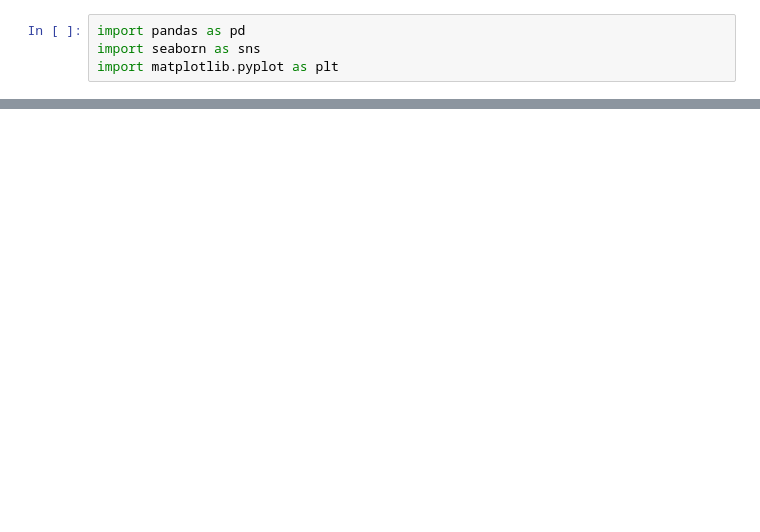
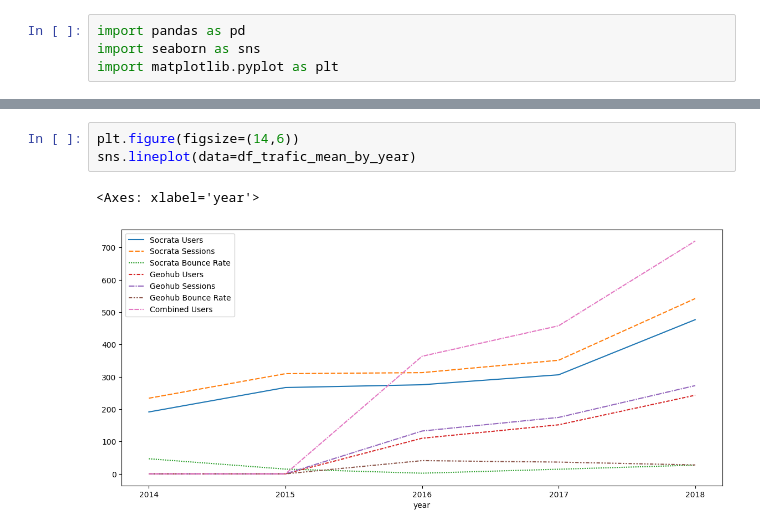
Before and after one commit to PauloFS01/machine_learning, a Jupyter notebook: DataVisualisation/seaborn.ipynb, the cells around one changed output, grey strips where cells are left out. Saved outputs shown, nothing was run; the diff lists cells and outputs as text; blank space fills up the shorter version.

```diff
--- a/DataVisualisation/seaborn.ipynb
+++ b/DataVisualisation/seaborn.ipynb
@@ -66,0 +43,6 @@ df_trafic_mean_by_year.head()
+# %%
+plt.figure(figsize=(14,6))
+sns.lineplot(data=df_trafic_mean_by_year)
+# %% [output]
+<Axes: xlabel='year'>
+[figure, added]
```
Also changed, not shown: parts of 10 cells of this notebook.
